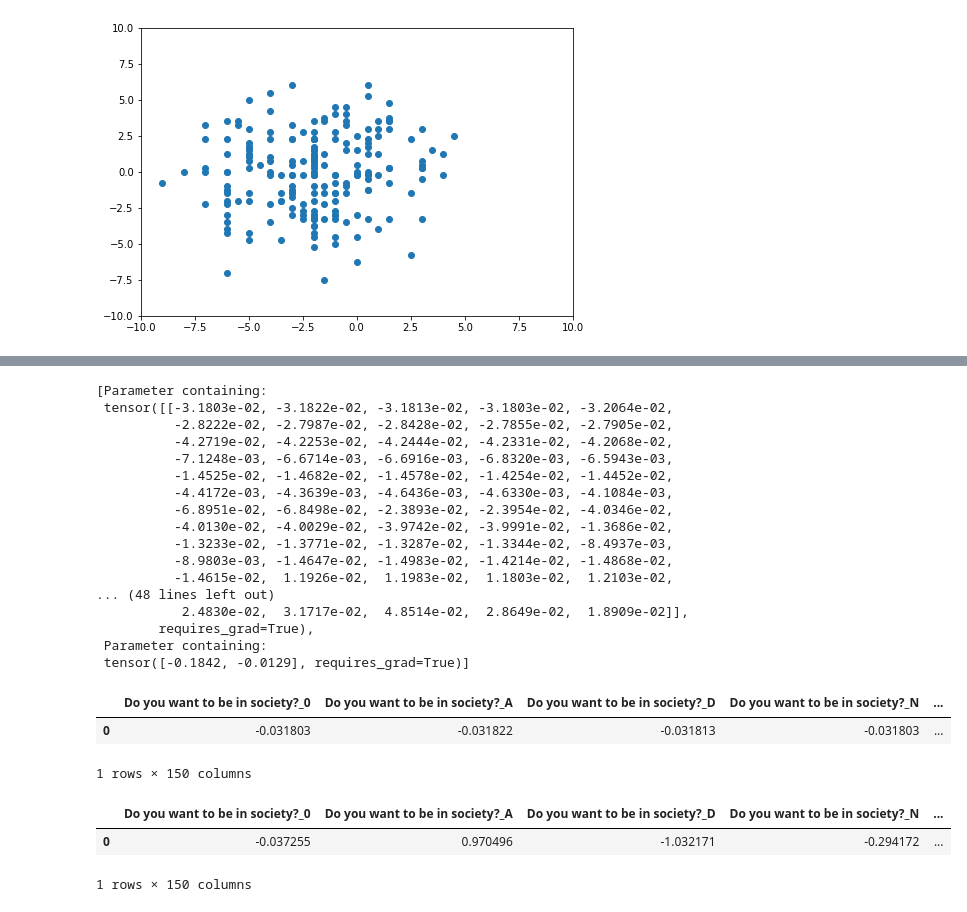
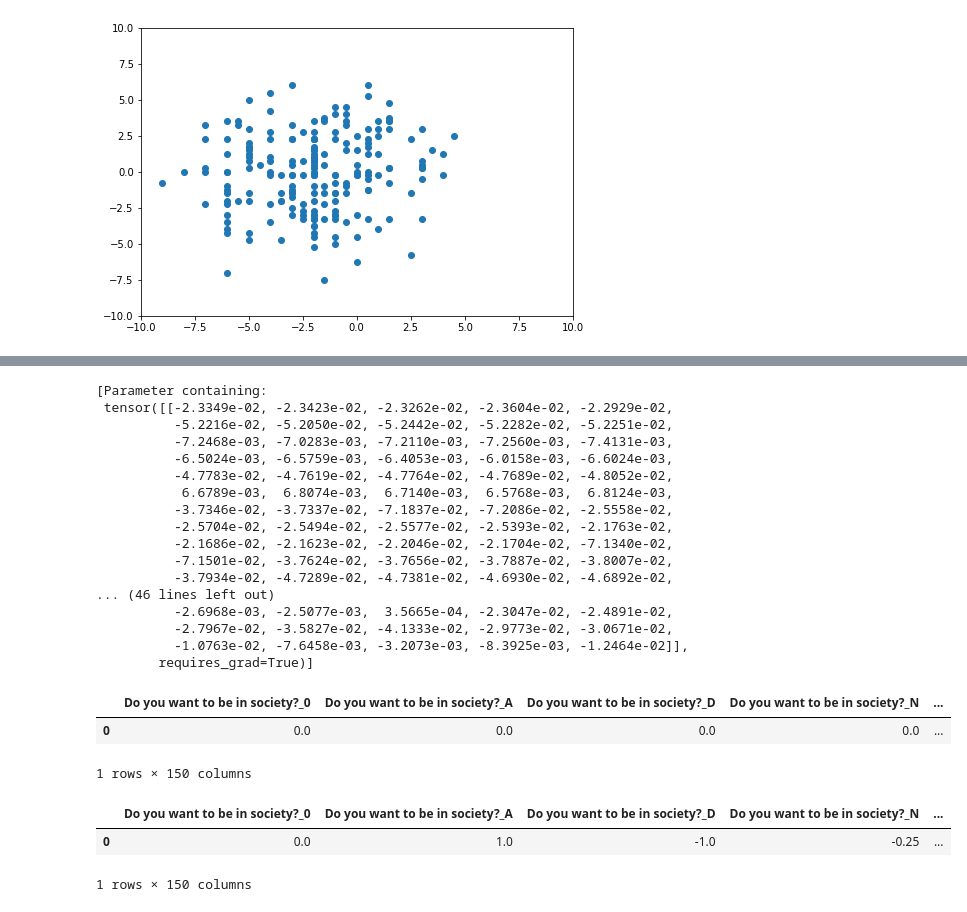
Before and after one commit to nathanielbd/normie-neural-networks, a Jupyter notebook: experiment.ipynb, the cells around one changed output, grey strips where cells are left out. Drawn from its saved outputs; the diff is of its cells as text; code cells hidden in the pictures.

```diff
--- a/experiment.ipynb
+++ b/experiment.ipynb
@@ -11,7 +11,8 @@ class MultiLayerPerceptron(nn.Module):
         super().__init__()
         self.input_dim = input_dim
         self.output_dim = output_dim
-        self.layer = nn.Linear(self.input_dim, self.output_dim)
+        # single layer neural network, so MLP is a misnomer
+        self.layer = nn.Linear(self.input_dim, self.output_dim, bias=False)
 
     def forward(self, data):
         out = self.layer(data)
@@ -81,15 +84,14 @@ fig.show()
 # %% [output]
 [figure]
 # %%
-# answers = answers.values
+answers = answers.values
 answers = answers.astype(int)
 results = results.astype(float)
+# reserve 20 trials as testing data
 CUTOFF = answers.shape[0]-20
 train_ans, train_res = answers[:CUTOFF], results[:CUTOFF]
 test_ans, test_res = answers[CUTOFF:], results[CUTOFF:]
-# test_data = pd.read_csv('data.csv')
-# test_ans = pd.get_dummies(test_data[test_data.columns[:-2]]).values.astype(int)
-# test_res = test_data.values[:,-2:].astype(float)
+# load the data as answers-results tuples
 train_dataset = list(zip(torch.from_numpy(train_ans), torch.from_numpy(train_res)))
 test_dataset = list(zip(torch.from_numpy(test_ans), torch.from_numpy(test_res)))
 train_loader = torch.utils.data.DataLoader(train_dataset, batch_size=1)
@@ -163,38 +165,40 @@ params = list(model.parameters())
 params
 # %% [output]
 [Parameter containing:
- tensor([[-3.1803e-02, -3.1822e-02, -3.1813e-02, -3.1803e-02, -3.2064e-02,
-          -2.8222e-02, -2.7987e-02, -2.8428e-02, -2.7855e-02, -2.7905e-02,
-          -4.2719e-02, -4.2253e-02, -4.2444e-02, -4.2331e-02, -4.2068e-02,
-          -7.1248e-03, -6.6714e-03, -6.6916e-03, -6.8320e-03, -6.5943e-03,
-          -1.4525e-02, -1.4682e-02, -1.4578e-02, -1.4254e-02, -1.4452e-02,
-          -4.4172e-03, -4.3639e-03, -4.6436e-03, -4.6330e-03, -4.1084e-03,
-          -6.8951e-02, -6.8498e-02, -2.3893e-02, -2.3954e-02, -4.0346e-02,
-          -4.0130e-02, -4.0029e-02, -3.9742e-02, -3.9991e-02, -1.3686e-02,
-          -1.3233e-02, -1.3771e-02, -1.3287e-02, -1.3344e-02, -8.4937e-03,
-          -8.9803e-03, -1.4647e-02, -1.4983e-02, -1.4214e-02, -1.4868e-02,
-          -1.4615e-02,  1.1926e-02,  1.1983e-02,  1.1803e-02,  1.2103e-02,
-... (48 lines left out)
-           2.4830e-02,  3.1717e-02,  4.8514e-02,  2.8649e-02,  1.8909e-02]],
-        requires_grad=True),
- Parameter containing:
- tensor([-0.1842, -0.0129], requires_grad=True)]
+ tensor([[-2.3349e-02, -2.3423e-02, -2.3262e-02, -2.3604e-02, -2.2929e-02,
+          -5.2216e-02, -5.2050e-02, -5.2442e-02, -5.2282e-02, -5.2251e-02,
+          -7.2468e-03, -7.0283e-03, -7.2110e-03, -7.2560e-03, -7.4131e-03,
+          -6.5024e-03, -6.5759e-03, -6.4053e-03, -6.0158e-03, -6.6024e-03,
+          -4.7783e-02, -4.7619e-02, -4.7764e-02, -4.7689e-02, -4.8052e-02,
+           6.6789e-03,  6.8074e-03,  6.7140e-03,  6.5768e-03,  6.8124e-03,
+          -3.7346e-02, -3.7337e-02, -7.1837e-02, -7.2086e-02, -2.5558e-02,
+          -2.5704e-02, -2.5494e-02, -2.5577e-02, -2.5393e-02, -2.1763e-02,
+          -2.1686e-02, -2.1623e-02, -2.2046e-02, -2.1704e-02, -7.1340e-02,
+          -7.1501e-02, -3.7624e-02, -3.7656e-02, -3.7887e-02, -3.8007e-02,
+          -3.7934e-02, -4.7289e-02, -4.7381e-02, -4.6930e-02, -4.6892e-02,
+... (46 lines left out)
+          -2.6968e-03, -2.5077e-03,  3.5665e-04, -2.3047e-02, -2.4891e-02,
+          -2.7967e-02, -3.5827e-02, -4.1333e-02, -2.9773e-02, -3.0671e-02,
+          -1.0763e-02, -7.6458e-03, -3.2073e-03, -8.3925e-03, -1.2464e-02]],
+        requires_grad=True)]
 # %%
 x_weights = params[0][0].detach()
 columns = pd.get_dummies(data[data.columns[:-2]]).columns
 x_weights = pd.DataFrame(np.array([x_weights.numpy()]), columns=columns)
-x_weights.to_csv('x_weights.csv')
+# observe from the .csv files that X is always in increments of 0.5
+x_weights = x_weights.applymap(lambda val: round(val*2)/2)
 x_weights
 # %% [output]
 |  | Do you want to be in society?_0 | Do you want to be in society?_A | Do you want to be in society?_D | Do you want to be in society?_N | ... |
-| 0 | -0.031803 | -0.031822 | -0.031813 | -0.031803 | ... |
+| 0 | 0.0 | 0.0 | 0.0 | 0.0 | ... |
 1 rows × 150 columns
 # %%
 y_weights = params[0][1].detach()
 y_weights = pd.DataFrame(np.array([y_weights.numpy()]), columns=columns)
-y_weights.to_csv('y_weights.csv')
+# observe from the .csv files that Y is always in increments of 0.25
+y_weights = y_weights.applymap(lambda val: round(val*4)/4)
 y_weights
 # %% [output]
 |  | Do you want to be in society?_0 | Do you want to be in society?_A | Do you want to be in society?_D | Do you want to be in society?_N | ... |
-| 0 | -0.037255 | 0.970496 | -1.032171 | -0.294172 | ... |
+| 0 | 0.0 | 1.0 | -1.0 | -0.25 | ... |
 1 rows × 150 columns
```
Also changed, not shown: parts of 11 cells of this notebook, 8 other files.
